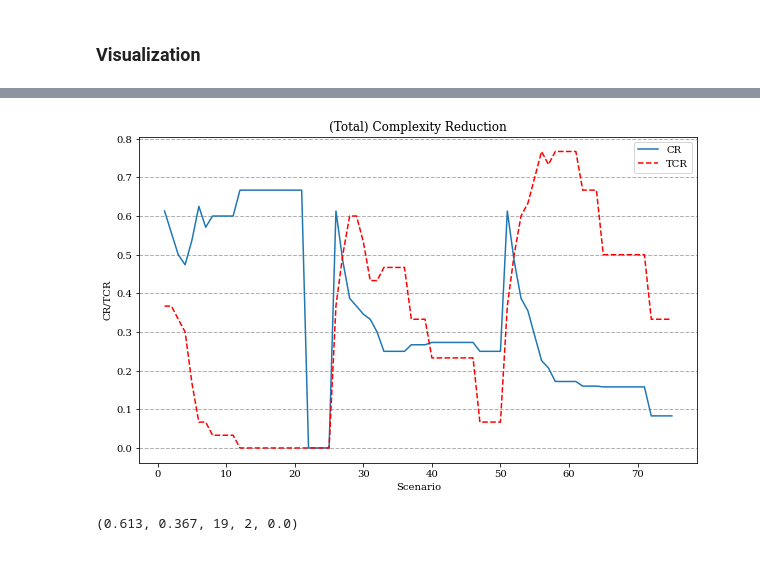
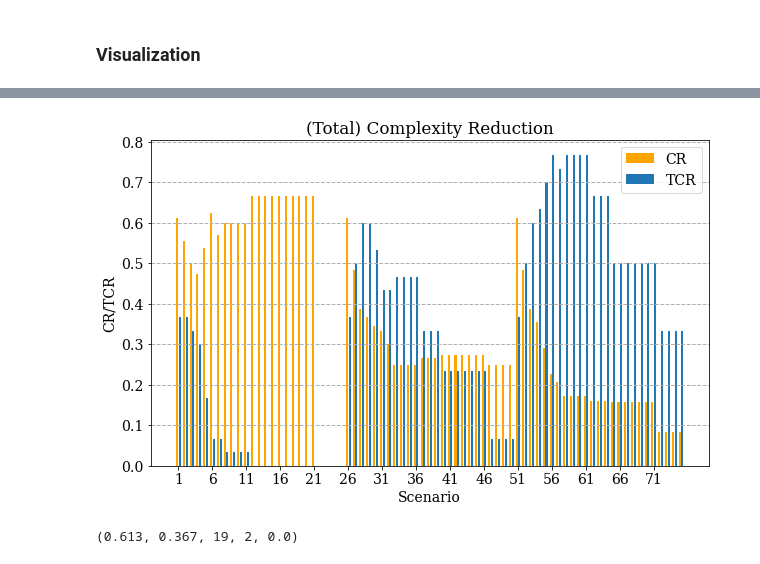
Before and after one commit to bptlab/odea-light, a Jupyter notebook: demo/Constraint Demo.ipynb, the cells around one changed output, grey strips where cells are left out. Cells and saved outputs as stored; diff of their text form; code cells hidden in the pictures.

```diff
--- a/demo/Constraint Demo.ipynb
+++ b/demo/Constraint Demo.ipynb
@@ -23,6 +26,7 @@ from odea.io import event_log_helper as helper
 import matplotlib.pyplot as plt
 from matplotlib import rcParams
 rcParams['font.family'] = 'serif'
+rcParams['font.size'] = 14
 
 # +++ PM4Py +++
 from pm4py.objects.log.importer.xes import importer as xes_importer
@@ -351,21 +338,28 @@ plt.show()
 # %%
+# create data
+plt.figure(figsize=(10,6))
+width = 0.30
+
 scenario = range(1, len(result) + 1)
 cr = [res[0] for res in result]
 tcr = [res[1] for res in result]
+x = np.arange(1, len(scenario)+1)
 
-# Plot
-plt.figure(figsize=(10,6))
-plt.plot(scenario, cr, label='CR') #marker='o',
-plt.plot(scenario, tcr, color='red', linestyle='dashed', label='TCR') #marker='v',
+# plot data in grouped manner of bar type
+plt.bar(x-0.2, cr, width, color='orange', label='CR')
+plt.bar(x+0.2, tcr, width, label='TCR')
+
 plt.title('(Total) Complexity Reduction')
 plt.xlabel('Scenario')
 plt.ylabel('CR/TCR')
+#plt.legend(loc='lower center', bbox_to_anchor=(0.5, -.25), ncol=2)
+plt.legend()
+plt.xticks(range(1, len(scenario), 5))
 plt.grid('on', axis='y', linestyle='--', linewidth=1)
-plt.legend()
-#plt.savefig("scenario_1_4_24_serif.pdf", format="pdf", bbox_inches="tight")
+#plt.savefig("scenario_bar_1_3_24_serif.pdf", format="pdf", bbox_inches="tight")
 plt.show()
 # %% [output]
-[figure, old version]
+[figure, new version]
 # %%
 result[11]
 # %% [output]
```
Also changed, not shown: parts of 23 cells of this notebook.
